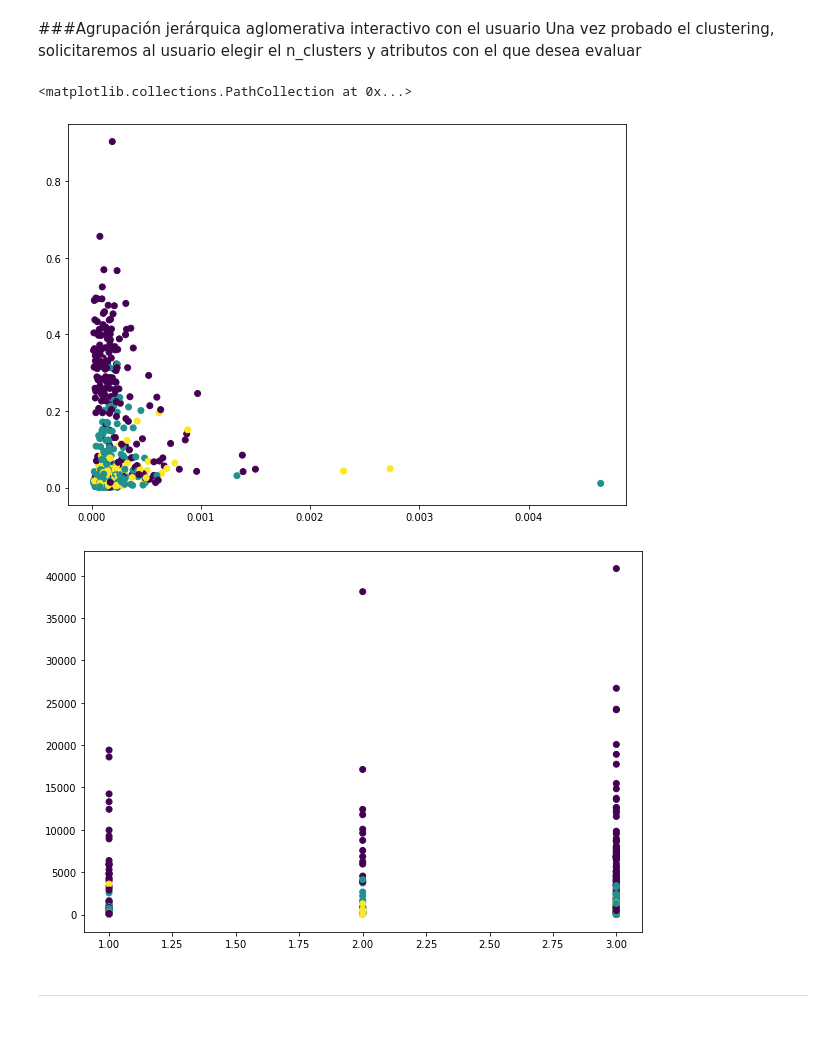
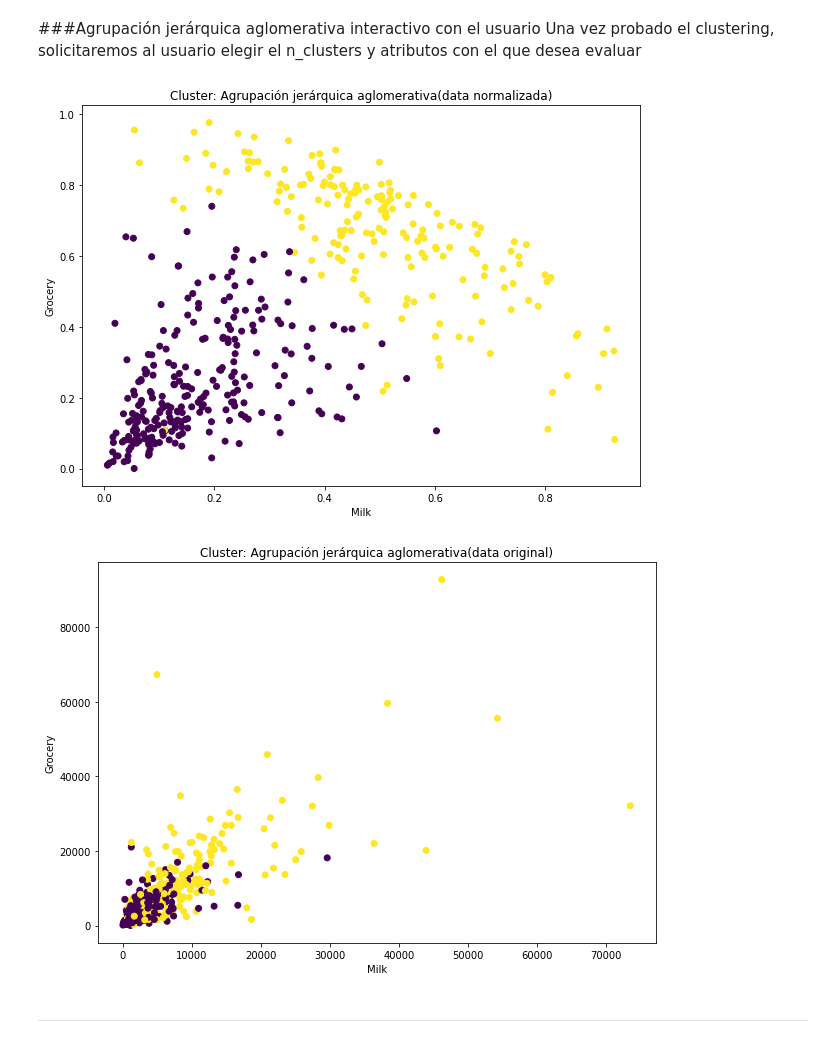
Before and after one commit to RonnyGuevara/Machine-Learning, a Jupyter notebook: TP5/TP5_ML.ipynb, the cells around one changed output. Saved outputs shown, nothing was run; the diff lists cells and outputs as text; code cells hidden in the pictures.

```diff
--- a/TP5/TP5_ML.ipynb
+++ b/TP5/TP5_ML.ipynb
@@ -230,25 +234,31 @@ plt.scatter(df_nor['Detergents_Paper'], df_nor['Grocery'], c=cluster.labels_)
 Una vez probado el clustering, solicitaremos al usuario elegir el n_clusters y atributos con el que desea evaluar
 # %%
 #@title Selección de valores { run: "auto" }
-n_clusters = 3 #@param {type:"slider", min:1, max:8, step:1}
+n_clusters = 2 #@param {type:"slider", min:1, max:8, step:1}
 distance = 'euclidean' #@param ["euclidean", "manhattan", "cosine"]
 linkage = 'ward' #@param ["ward", "complete", "average", "single"]
-option = 'Region' #@param ["Channel", "Region", "Fresh", "Milk", "Grocery", "Frozen","Detergents_Paper", "Delicassen"]
-option_2 = 'Detergents_Paper' #@param ["Channel", "Region", "Fresh", "Milk", "Grocery", "Frozen","Detergents_Paper", "Delicassen"]
+option = 'Milk' #@param ["Channel", "Region", "Fresh", "Milk", "Grocery", "Frozen","Detergents_Paper", "Delicassen"]
+option_2 = 'Grocery' #@param ["Channel", "Region", "Fresh", "Milk", "Grocery", "Frozen","Detergents_Paper", "Delicassen"]
 
 cluster = AgglomerativeClustering(n_clusters=n_clusters, affinity=distance, linkage=linkage)
 cluster.fit_predict(df_nor)
 cluster.labels_
 plt.figure(figsize=(10, 7))
 plt.scatter(df_nor[option], df_nor[option_2], c=cluster.labels_)
-
+plt.title("Cluster: Agrupación jerárquica aglomerativa(data normalizada)")
+plt.xlabel(option)
+plt.ylabel(option_2)
+plt.show()
 
 plt.figure(figsize=(10, 7))
 plt.scatter(df[option], df[option_2], c=cluster.labels_)
+plt.title("Cluster: Agrupación jerárquica aglomerativa(data original)")
+plt.xlabel(option)
+plt.ylabel(option_2)
+plt.show()
 # %% [output]
-<matplotlib.collections.PathCollection at 0x...>
-[figure, old version]
+[figure, new version]
-[figure, old version]
+[figure, new version]
 # %% [markdown]
 -------------------------
 # %% [markdown]
```
Also changed, not shown: parts of 24 cells of this notebook.
